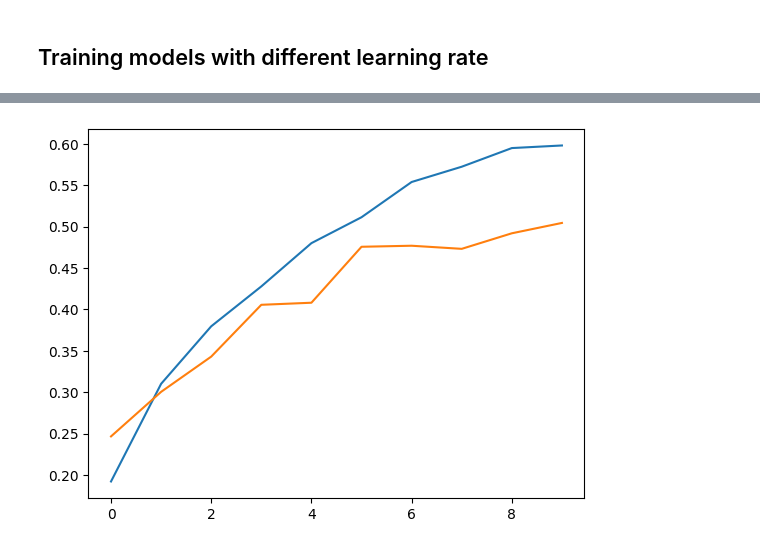
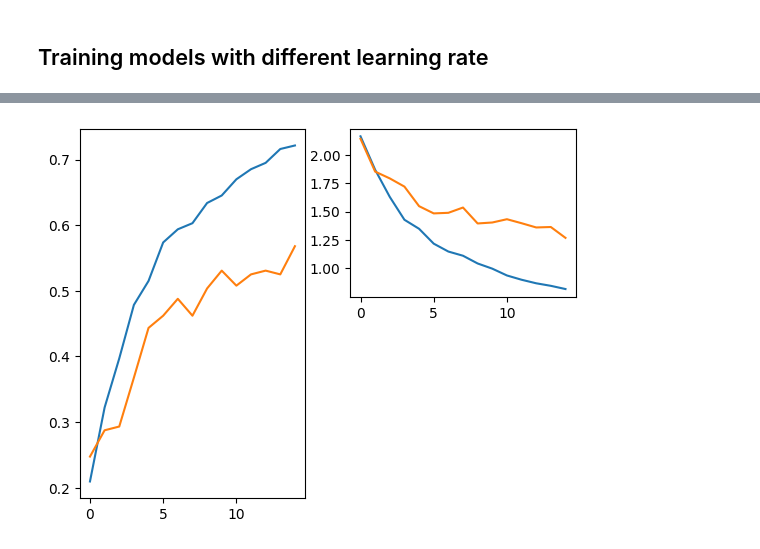
Before and after one commit to lucijamilicic/ml_music_classification, a Jupyter notebook: Conv1D.ipynb, the cells around one changed output, grey strips where cells are left out. Drawn from its saved outputs; the diff is of its cells as text; code cells hidden in the pictures.

Commit message:
model trained

```diff
--- a/Conv1D.ipynb
+++ b/Conv1D.ipynb
@@ -185,7 +185,7 @@ model1= Sequential([
 ])
 model1.summary()
 model1.compile(loss=CategoricalCrossentropy(), optimizer=Adam(0.001), metrics=['accuracy'])
-history = model1.fit(newX_train, newy_train, batch_size=32, epochs=15, validation_split=0.2)
+history = model1.fit(newX_train, newy_train, batch_size=BATCH_SIZE, epochs=EPOCH, validation_split=VALIDATION_SPLIT)
 # %% [output]
 Model: "sequential"
 _________________________________________________________________
@@ -329,13 +410,9 @@ def plot_graphs(history):
     plt.plot(history.epoch,history.history['val_loss'])
 
     plt.show()
-# %%
-plt.plot(history1.epoch,history1.history['accuracy'])
-plt.plot(history1.epoch,history1.history['val_accuracy'])
-plt.show()
-# %% [output]
-[figure, removed]
 # %%
-plot_graphs(history=history1)
+plot_graphs(history=history)
+# %% [output]
+[figure, added]
 # %%
 plot_graphs(history=history2)
```
Also changed, not shown: parts of 12 cells of this notebook, 4 other files.
